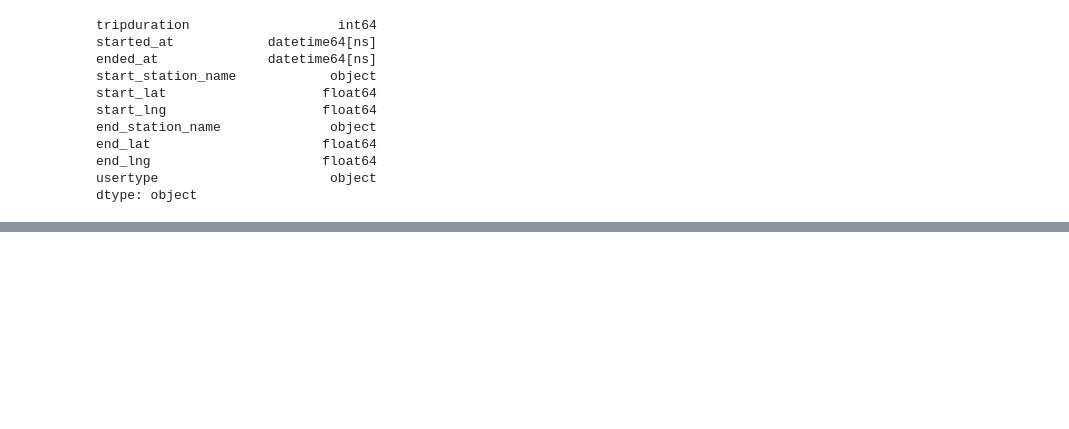
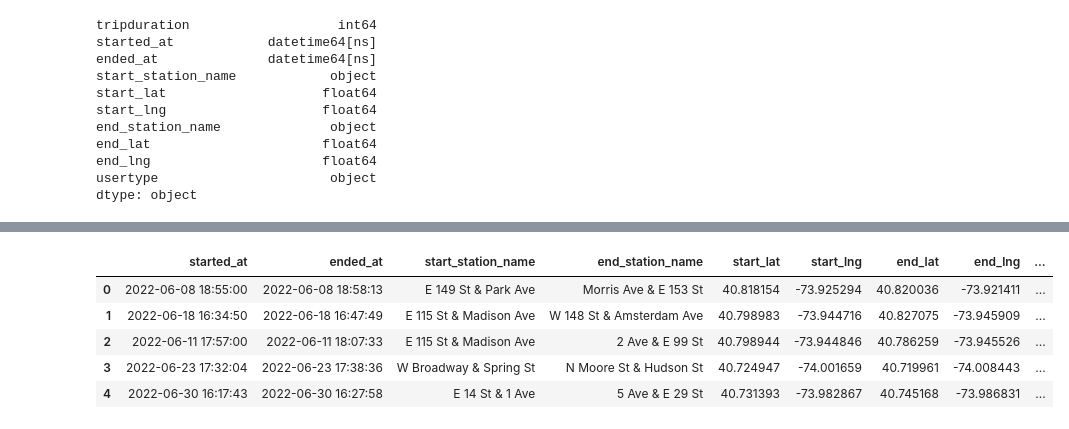
Before and after one commit to TEarle1213/CitiBike-Tableau, a Jupyter notebook: Untitled.ipynb, the cells around one changed output, grey strips where cells are left out. Cells and saved outputs as stored; diff of their text form; code cells hidden in the pictures; blank space fills up the shorter version.

```diff
--- a/Untitled.ipynb
+++ b/Untitled.ipynb
@@ -239,11 +239,3 @@ Summer2022['ended_at'] = pd.to_datetime(Summer2022['ended_at'])
 #Add a trip duration column to 2021 and 2022
 Summer2021['tripduration']=Summer2021['ended_at']-Summer2021['started_at']
 Summer2022['tripduration']=Summer2022['ended_at']-Summer2022['started_at']
-# %%
-#Take the tripduration column in 2019 and 2020, convert it from int to datetime and display just the time part,
-Summer2019['tripduration']=pd.to_datetime(Summer2019['tripduration'],unit='s')
-Summer2019['tripduration'] = Summer2019['tripduration'].dt.strftime('%H:%M:%S')
-Summer2020['tripduration']=pd.to_datetime(Summer2020['tripduration'],unit='s')
-Summer2020['tripduration'] = Summer2020['tripduration'].dt.strftime('%H:%M:%S')
-Summer2021['tripduration'] =Summer2021['tripduration'].dt.strftime('%H:%M:%S')
-Summer2022['tripduration'] =Summer2022['tripduration'].dt.strftime('%H:%M:%S')
@@ -266,0 +261,11 @@ See the caveats in the documentation: https://pandas.pydata.org/pandas-docs/stab
+# %%
+Summer2021['tripduration'] = (Summer2021['tripduration'] / datetime.timedelta(minutes=1)).astype(int)
+Summer2022['tripduration'] = (Summer2022['tripduration'] / datetime.timedelta(minutes=1)).astype(int)
+Summer2022.head()
+# %% [output]
+|  | started_at | ended_at | start_station_name | end_station_name | start_lat | start_lng | end_lat | end_lng | ... |
+| 0 | 2022-06-08 18:55:00 | 2022-06-08 18:58:13 | E 149 St & Park Ave | Morris Ave & E 153 St | 40.818154 | -73.925294 | 40.820036 | -73.921411 | ... |
+| 1 | 2022-06-18 16:34:50 | 2022-06-18 16:47:49 | E 115 St & Madison Ave | W 148 St & Amsterdam Ave | 40.798983 | -73.944716 | 40.827075 | -73.945909 | ... |
+| 2 | 2022-06-11 17:57:00 | 2022-06-11 18:07:33 | E 115 St & Madison Ave | 2 Ave & E 99 St | 40.798944 | -73.944846 | 40.786259 | -73.945526 | ... |
+| 3 | 2022-06-23 17:32:04 | 2022-06-23 17:38:36 | W Broadway & Spring St | N Moore St & Hudson St | 40.724947 | -74.001659 | 40.719961 | -74.008443 | ... |
+| 4 | 2022-06-30 16:17:43 | 2022-06-30 16:27:58 | E 14 St & 1 Ave | 5 Ave & E 29 St | 40.731393 | -73.982867 | 40.745168 | -73.986831 | ... |
```
Also changed, not shown: parts of 5 cells of this notebook.
